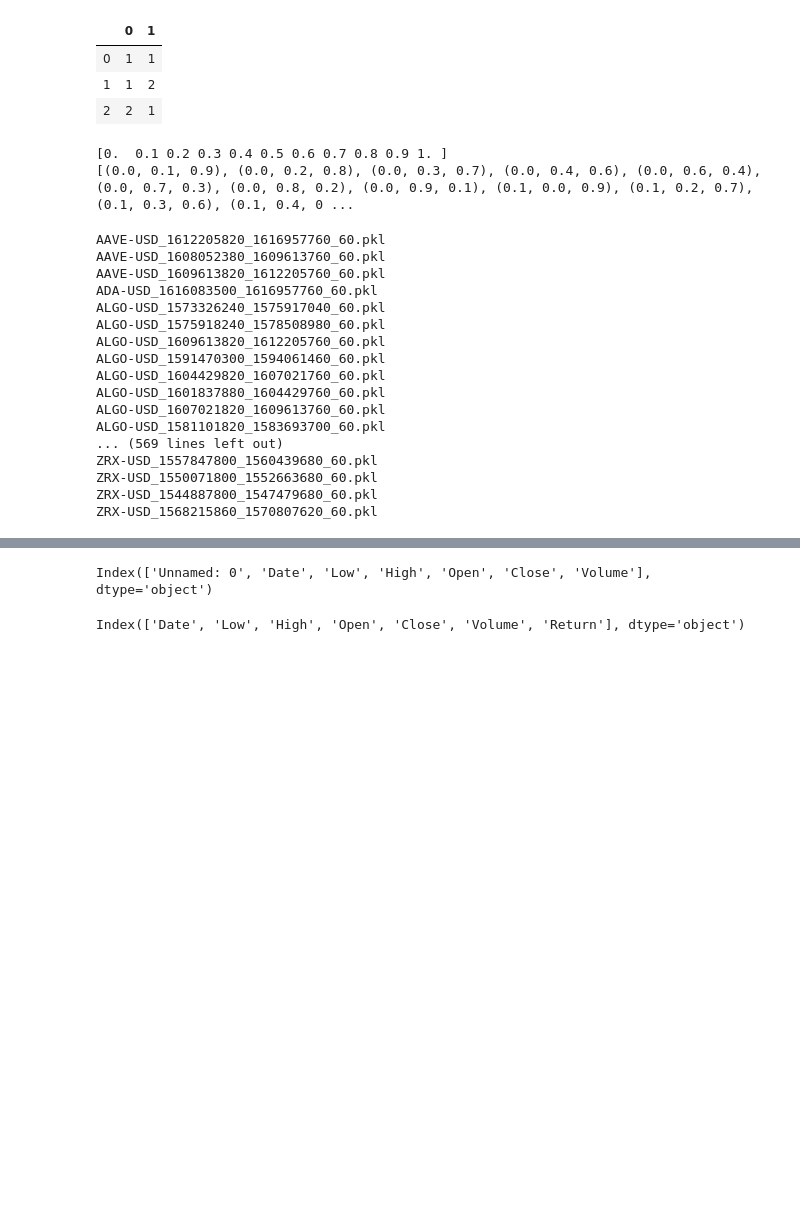
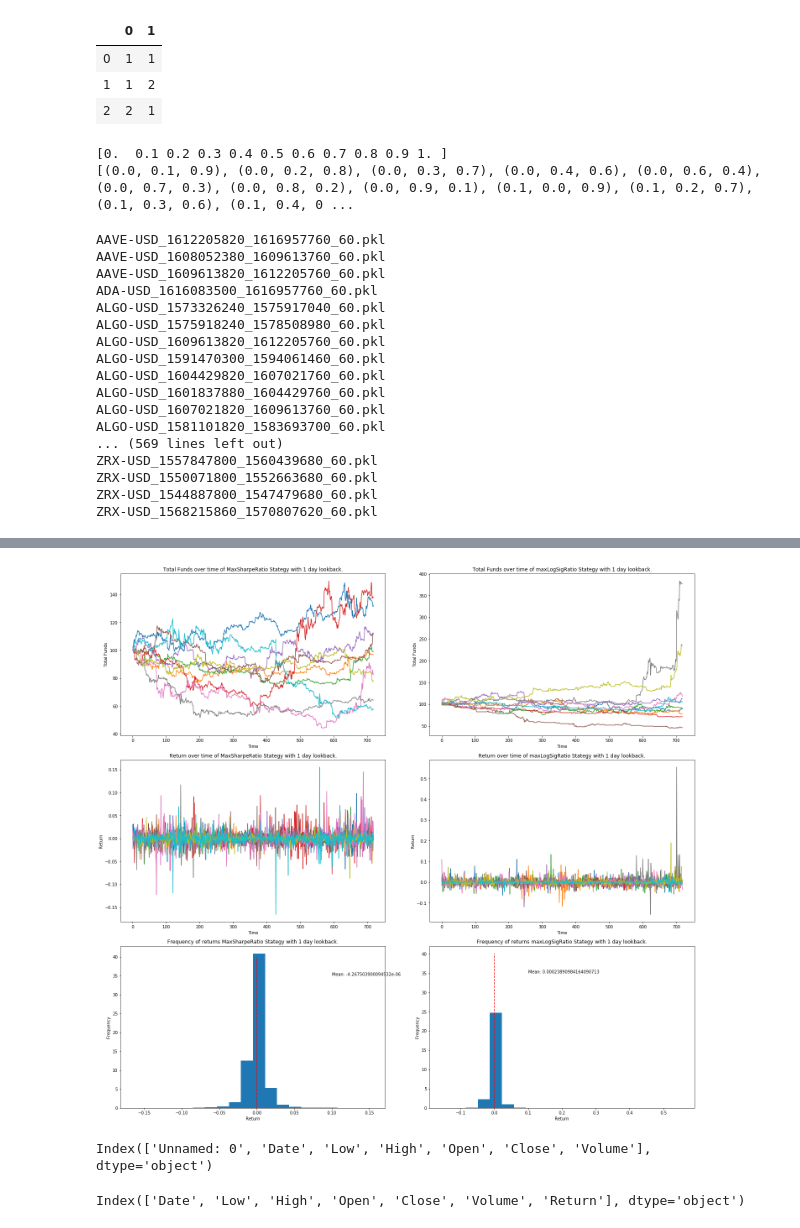
Before and after one commit to Andrerg01/fredinhouTradingBot, a Jupyter notebook: Coinbase Trader 2.0/pythonCodesOnly/prototyping.ipynb, the cells around one changed output, grey strips where cells are left out. Cells and saved outputs as stored; diff of their text form; code cells hidden in the pictures; blank space fills up the shorter version.

```diff
--- a/Coinbase Trader 2.0/pythonCodesOnly/prototyping.ipynb
+++ b/Coinbase Trader 2.0/pythonCodesOnly/prototyping.ipynb
@@ -179,7 +179,7 @@ downloadedAssets = ['AAVE-USD', 'ADA-USD', 'ALGO-USD', 'ATOM-USD', 'BAL-USD', 'B
 now = datetime.datetime.now()
 testingTimeInterval = [now - datetime.timedelta(days = 3*365), now - datetime.timedelta(days = 1*365)]
 epochDuration = 30*24*60*60
-numberOfEpochs = 10
+numberOfEpochs = 2
 maxTimeDelta = (testingTimeInterval[-1]-testingTimeInterval[0]).total_seconds() - 3*epochDuration
 testTimes = []
 intervalBetweenDataGather = 60*60
@@ -187,3 +187,9 @@ for i in range(numberOfEpochs):
     t1 = testingTimeInterval[0] + datetime.timedelta(seconds = np.random.randint(low = epochDuration,high = maxTimeDelta))
     t2 = t1 + datetime.timedelta(seconds = int(2.1*epochDuration))
     testTimes += [[t1,t2]]
+pd.DataFrame(testTimes, columns = ['Start','End']).to_csv("datesTest.csv")
+a = pd.read_csv("datesTest.csv", parse_dates=['Start', 'End'])
+a = a.drop('Unnamed: 0', axis = 1)
+timesList = []
+timesList = [[a.iloc[i]['Start'],a.iloc[i]['End']] for i in range(len(a))]
+timesList
@@ -396,3 +391,65 @@ ZRX-USD_1568215860_1570807620_60.pkl
+# %%
+fig, ax = plt.subplots(3, 2, figsize = (20,30/1.61))
+
+with open('backtrackRestult_01.pkl', 'rb') as f:
+    data = pkl.load(f)
+returns = {}
+for key in data.keys():
+    returns[key] = []
+    for i in range(1,len(data[key])):
+        returns[key] += [(data[key][i]-data[key][i-1])/(data[key][i-1])]
+    ax[0, 0].plot(data[key])
+    ax[1, 0].plot(returns[key])
+ax[0, 0].set_xlabel("Time")
+ax[0, 0].set_ylabel("Total Funds")
+ax[0, 0].set_title("Total Funds over time of MaxSharpeRatio Stategy with 1 day lookback.")
+
+ax[1, 0].set_xlabel("Time")
+ax[1, 0].set_ylabel("Return")
+ax[1, 0].set_title("Return over time of MaxSharpeRatio Stategy with 1 day lookback.")
+
+totalReturns = []
+for key in returns.keys():
+    totalReturns += returns[key]
+ax[2, 0].hist(totalReturns, bins = 20, density = True)
+ax[2, 0].set_xlabel("Return")
+ax[2, 0].set_ylabel("Frequency")
+ax[2, 0].set_title("Frequency of returns MaxSharpeRatio Stategy with 1 day lookback.")
+ax[2, 0].plot([np.mean(totalReturns),np.mean(totalReturns)],[0,40], '--',color = 'red')
+ax[2, 0].text(0.1, 35, "Mean: " + str(np.mean(totalReturns)))
+
+with open('backtrackRestult_02.pkl', 'rb') as f:
+    data = pkl.load(f)
+returns = {}
+for key in data.keys():
+    returns[key] = []
+    for i in range(1,len(data[key])):
+        returns[key] += [(data[key][i]-data[key][i-1])/(data[key][i-1])]
+    ax[0, 1].plot(data[key])
+    ax[1, 1].plot(returns[key])
+ax[0, 1].set_xlabel("Time")
+ax[0, 1].set_ylabel("Total Funds")
+ax[0, 1].set_title("Total Funds over time of maxLogSigRatio Stategy with 1 day lookback.")
+
+ax[1, 1].set_xlabel("Time")
+ax[1, 1].set_ylabel("Return")
+ax[1, 1].set_title("Return over time of maxLogSigRatio Stategy with 1 day lookback.")
+
+totalReturns = []
+for key in returns.keys():
+    totalReturns += returns[key]
+ax[2, 1].hist(totalReturns, bins = 20, density = True)
+ax[2, 1].set_xlabel("Return")
+ax[2, 1].set_ylabel("Frequency")
+ax[2, 1].set_title("Frequency of returns maxLogSigRatio Stategy with 1 day lookback.")
+ax[2, 1].plot([np.mean(totalReturns),np.mean(totalReturns)],[0,40], '--',color = 'red')
+ax[2, 1].text(0.1, 35, "Mean: " + str(np.mean(totalReturns)))
+
+fig.tight_layout()
+
+fig.savefig("First Results.png")
+# %% [output]
+[figure, added]
 # %%
 data = pd.read_csv('../candlesDataBase/AAVE-USD/AAVE-USD_1608052380_1609613760_60.csv', parse_dates=['Date'])
 data.columns
```
Also changed, not shown: parts of 3 cells of this notebook, 51 other files.
